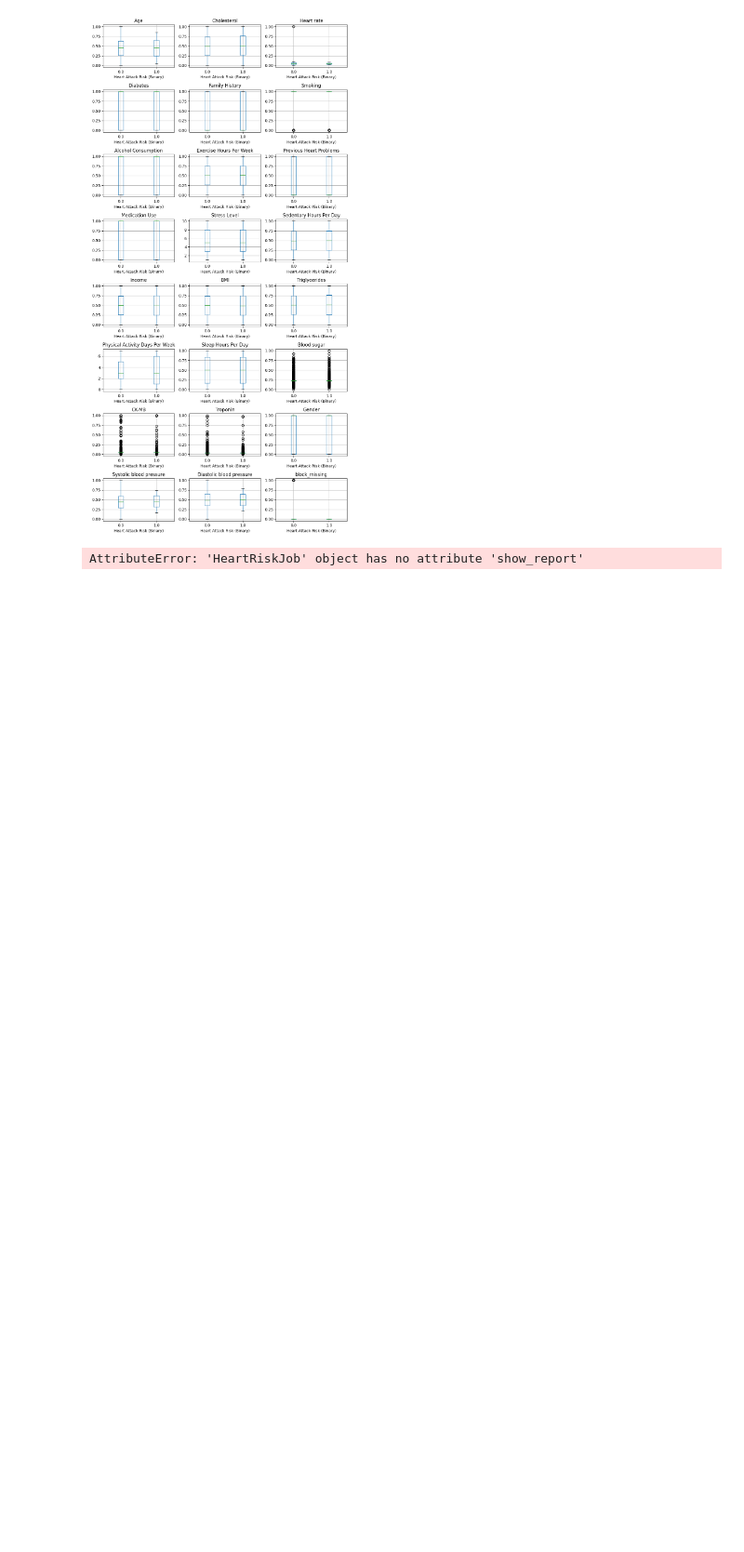
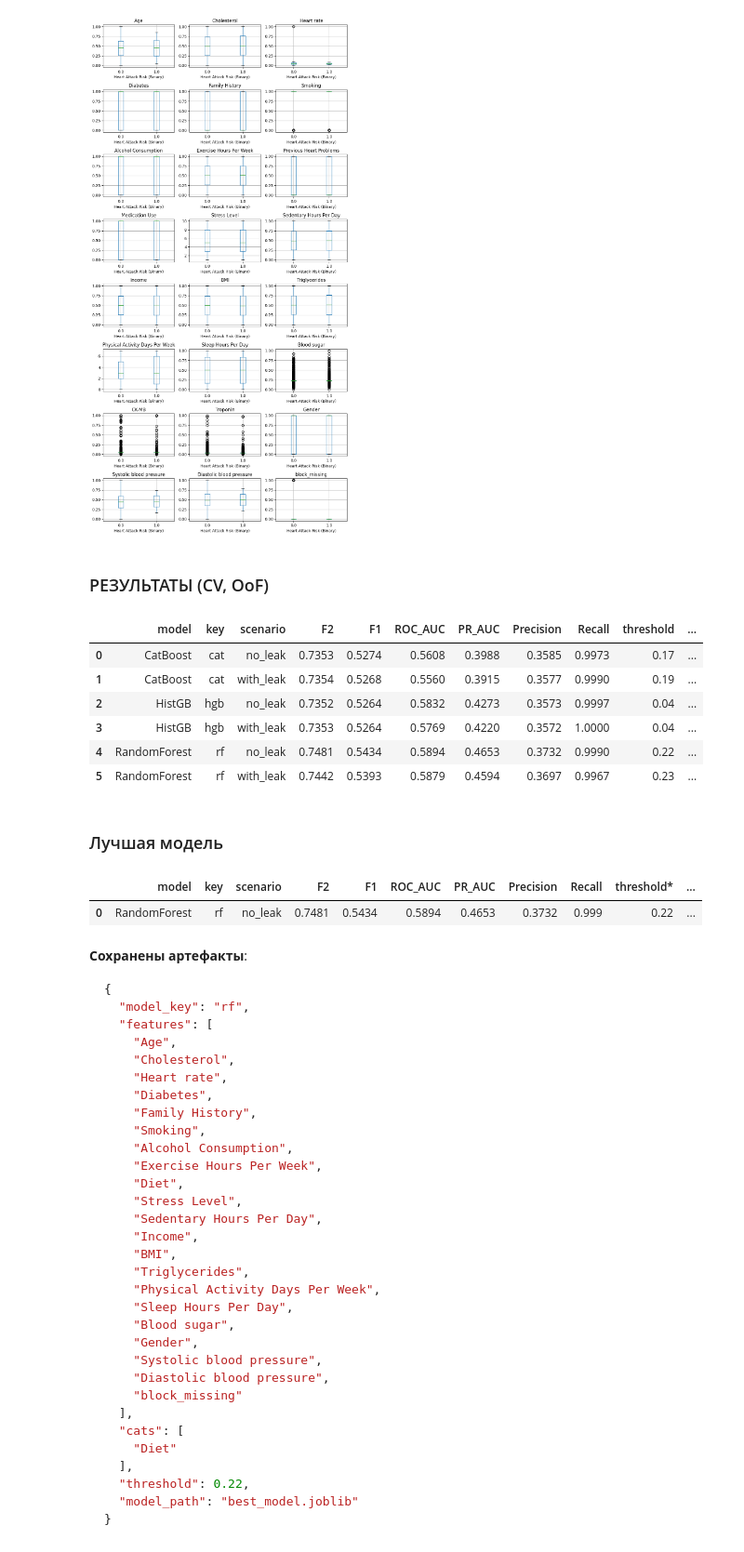
Before and after one commit to alexkeram/heart-risk-fastapi-service, a Jupyter notebook: notebooks/heart_risk_notebook.ipynb, the cells around one changed output. Shown at 93% size. Cells and saved outputs as stored; diff of their text form; code cells hidden in the pictures; blank space fills up the shorter version.

````diff
--- a/notebooks/heart_risk_notebook.ipynb
+++ b/notebooks/heart_risk_notebook.ipynb
@@ -134,15 +127,58 @@ Name: Heart Attack Risk (Binary), dtype: float64
 [figure]
 # %%
 # ==== 1) Обучение и выбор модели ====
-DATA_DIR = Path.cwd().parent / "data"
-train_df_raw = pd.read_csv(DATA_DIR / "heart_train.csv")
+# Загрузка сырых данных
+train_df = pd.read_csv(TRAIN_PATH)
 
-job = HeartRiskJob(RunCfg(), artifacts_dir=Path.cwd() / "artifacts")
-meta = job.run_and_save(train_df_raw)
-
-# Отчёт
-job.show_report()
+# Обучаем и выбираем лучшую модель
+job = HeartRiskJob(RunCfg())
+meta = job.run_and_save(train_df)
 # %% [output]
-AttributeError: 'HeartRiskJob' object has no attribute 'show_report'
+### РЕЗУЛЬТАТЫ (CV, OoF)
+|  | model | key | scenario | F2 | F1 | ROC_AUC | PR_AUC | Precision | Recall | threshold | ... |
+| 0 | CatBoost | cat | no_leak | 0.7353 | 0.5274 | 0.5608 | 0.3988 | 0.3585 | 0.9973 | 0.17 | ... |
+| 1 | CatBoost | cat | with_leak | 0.7354 | 0.5268 | 0.5560 | 0.3915 | 0.3577 | 0.9990 | 0.19 | ... |
+| 2 | HistGB | hgb | no_leak | 0.7352 | 0.5264 | 0.5832 | 0.4273 | 0.3573 | 0.9997 | 0.04 | ... |
+| 3 | HistGB | hgb | with_leak | 0.7353 | 0.5264 | 0.5769 | 0.4220 | 0.3572 | 1.0000 | 0.04 | ... |
+| 4 | RandomForest | rf | no_leak | 0.7481 | 0.5434 | 0.5894 | 0.4653 | 0.3732 | 0.9990 | 0.22 | ... |
+| 5 | RandomForest | rf | with_leak | 0.7442 | 0.5393 | 0.5879 | 0.4594 | 0.3697 | 0.9967 | 0.23 | ... |
+### Лучшая модель
+|  | model | key | scenario | F2 | F1 | ROC_AUC | PR_AUC | Precision | Recall | threshold* | ... |
+| 0 | RandomForest | rf | no_leak | 0.7481 | 0.5434 | 0.5894 | 0.4653 | 0.3732 | 0.999 | 0.22 | ... |
+**Сохранены артефакты**:
+
+```json
+{
+  "model_key": "rf",
+  "features": [
+    "Age",
+    "Cholesterol",
+    "Heart rate",
+    "Diabetes",
+    "Family History",
+    "Smoking",
+    "Alcohol Consumption",
+    "Exercise Hours Per Week",
+    "Diet",
+    "Stress Level",
+    "Sedentary Hours Per Day",
+    "Income",
+    "BMI",
+    "Triglycerides",
+    "Physical Activity Days Per Week",
+    "Sleep Hours Per Day",
+    "Blood sugar",
+    "Gender",
+    "Systolic blood pressure",
+    "Diastolic blood pressure",
+    "block_missing"
+  ],
+  "cats": [
+    "Diet"
+  ],
+  "threshold": 0.22,
+  "model_path": "best_model.joblib"
+}
+```
 # %%
 # ==== 2) Загрузка модели ====
````
Also changed, not shown: parts of 5 cells of this notebook, 13 other files.
